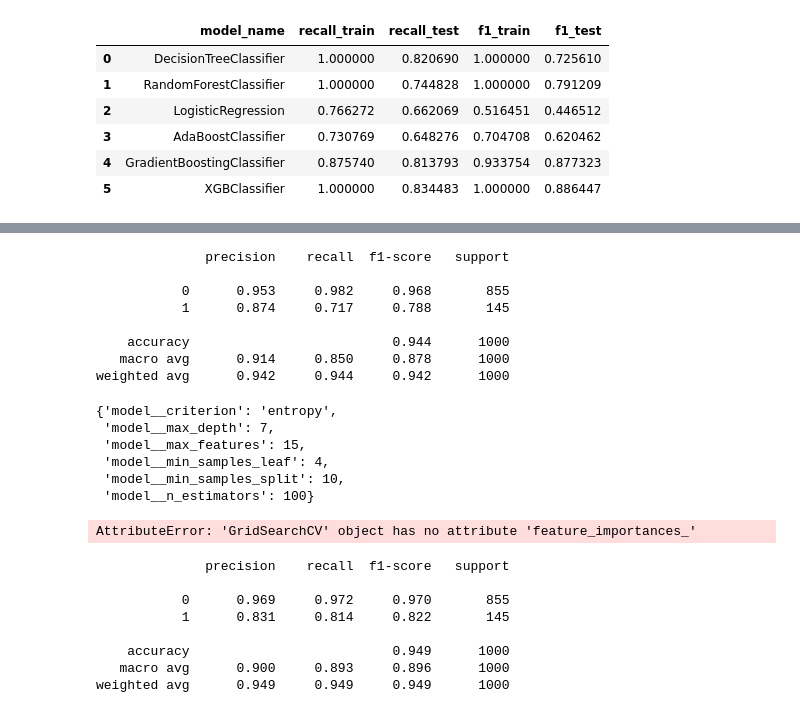
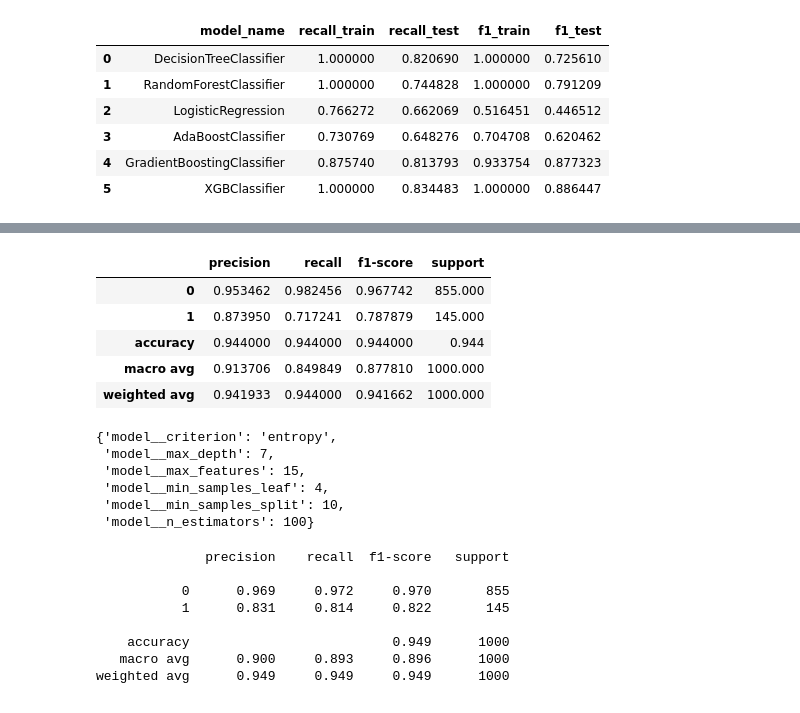
Before and after one commit to db495/Customer_churn_classification_project, a Jupyter notebook: telco_churn_model.ipynb, the cells around one changed output, grey strips where cells are left out. Drawn from its saved outputs; the diff is of its cells as text; code cells hidden in the pictures.

```diff
--- a/telco_churn_model.ipynb
+++ b/telco_churn_model.ipynb
@@ -332,13 +329,11 @@ fitted_tuned_dt.best_params_
 # %%
-print(classification_report(y_test, fitted_tuned_dt.predict(X_test), digits=3))
+pd.DataFrame(classification_report(y_test, fitted_tuned_dt.predict(X_test), digits=3, output_dict=True)).transpose()
 # %% [output]
-              precision    recall  f1-score   support
-
-           0      0.953     0.982     0.968       855
-           1      0.874     0.717     0.788       145
-
-    accuracy                          0.944      1000
-   macro avg      0.914     0.850     0.878      1000
-weighted avg      0.942     0.944     0.942      1000
+|  | precision | recall | f1-score | support |
+| 0 | 0.953462 | 0.982456 | 0.967742 | 855.000 |
+| 1 | 0.873950 | 0.717241 | 0.787879 | 145.000 |
+| accuracy | 0.944000 | 0.944000 | 0.944000 | 0.944 |
+| macro avg | 0.913706 | 0.849849 | 0.877810 | 1000.000 |
+| weighted avg | 0.941933 | 0.944000 | 0.941662 | 1000.000 |
 # %%
 grid_rf ={
@@ -361,8 +356,4 @@ fitted_tuned_rf.best_params_
  'model__min_samples_leaf': 4,
  'model__min_samples_split': 10,
  'model__n_estimators': 100}
-# %%
-fitted_tuned_rf.feature_importances_
-# %% [output]
-AttributeError: 'GridSearchCV' object has no attribute 'feature_importances_'
 # %%
```
Also changed, not shown: parts of 18 cells of this notebook.
